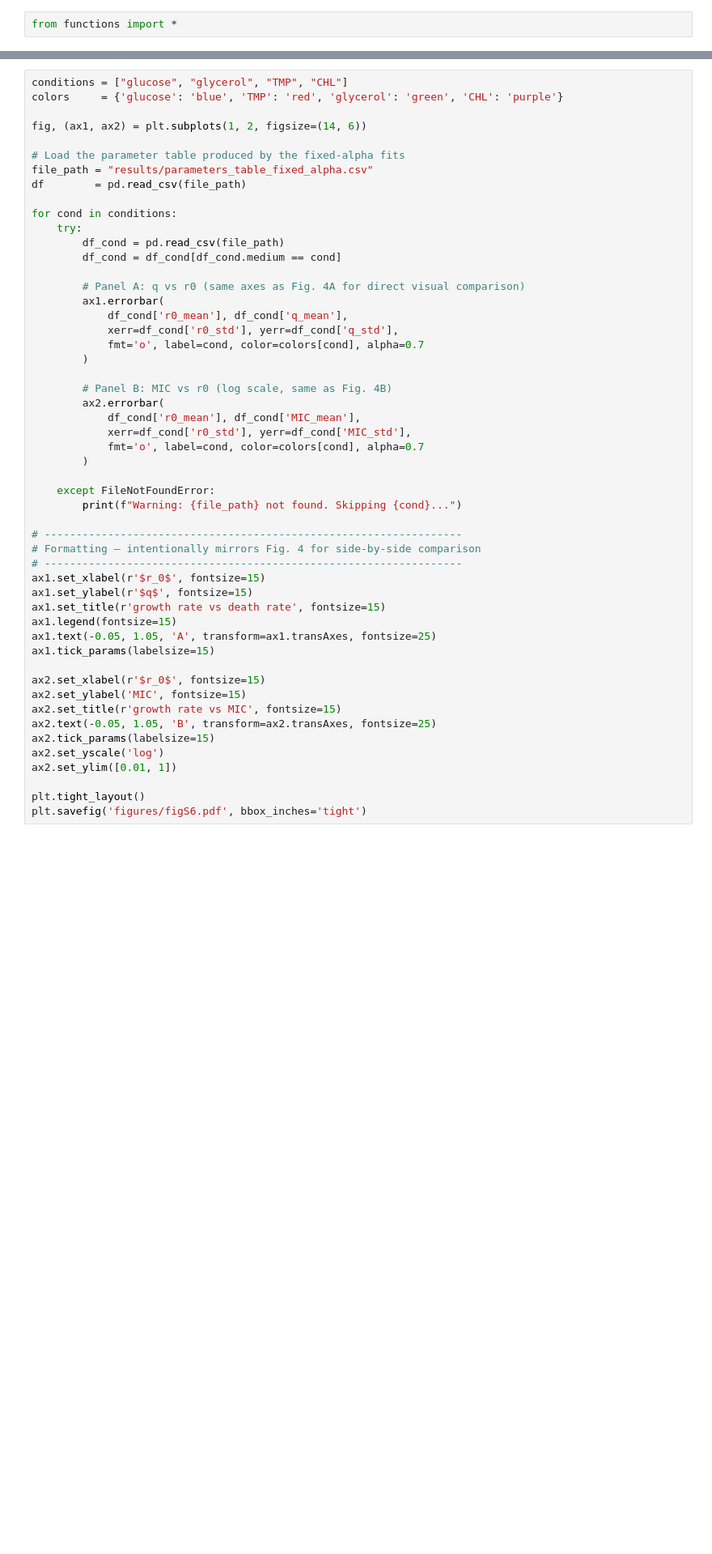
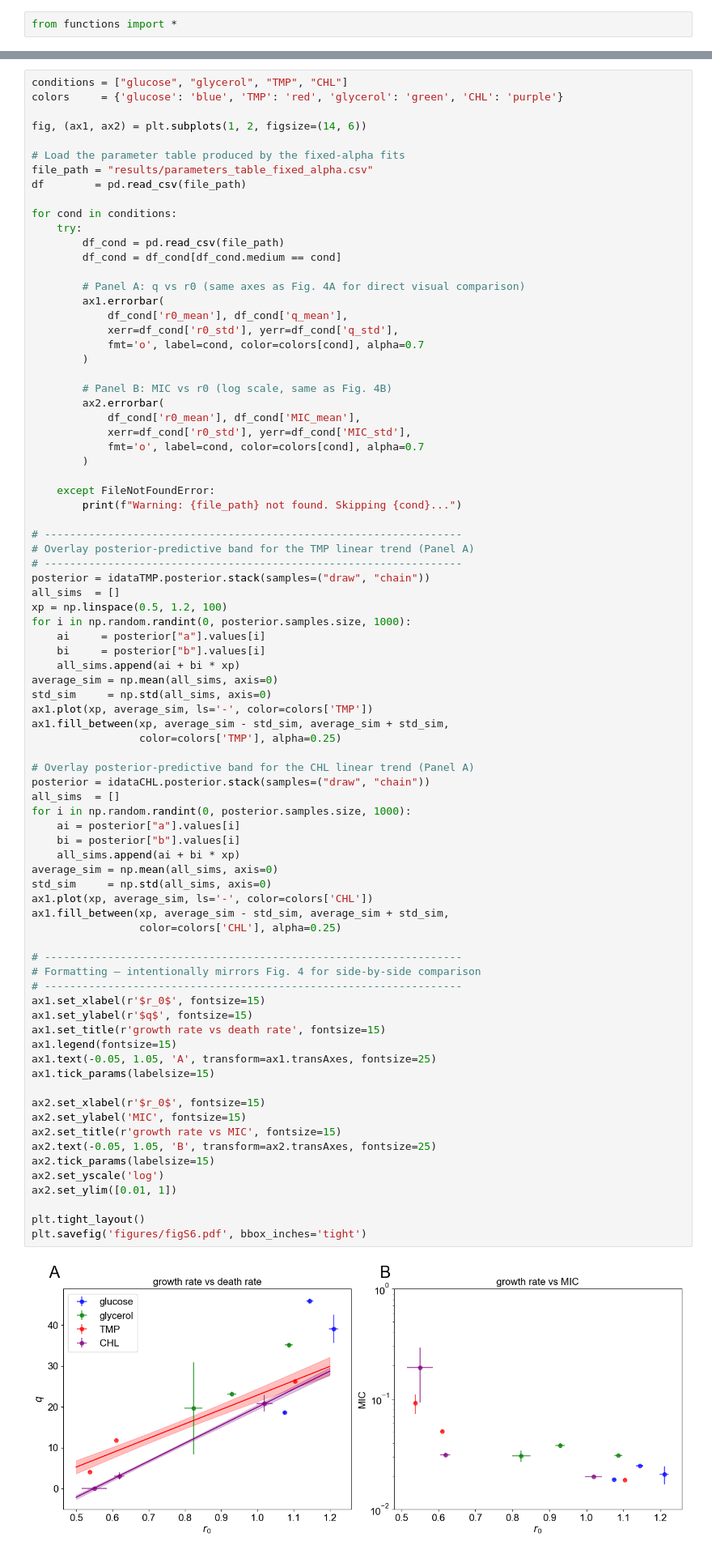
Before and after one commit to PabloCatalan/ciprofloxacin, a Jupyter notebook: supp_figures.ipynb, the cells around one changed output, grey strips where cells are left out. Shown at 81% size. Cells and saved outputs as stored; diff of their text form; blank space fills up the shorter version.

```diff
--- a/supp_figures.ipynb
+++ b/supp_figures.ipynb
@@ -257,30 +332,61 @@ for cond in conditions:
         # Panel B: MIC vs r0 (log scale, same as Fig. 4B)
         ax2.errorbar(
             df_cond['r0_mean'], df_cond['MIC_mean'],
             xerr=df_cond['r0_std'], yerr=df_cond['MIC_std'],
             fmt='o', label=cond, color=colors[cond], alpha=0.7
         )
 
     except FileNotFoundError:
         print(f"Warning: {file_path} not found. Skipping {cond}...")
 
 # ------------------------------------------------------------------
+# Overlay posterior-predictive band for the TMP linear trend (Panel A)
+# ------------------------------------------------------------------
+posterior = idataTMP.posterior.stack(samples=("draw", "chain"))
+all_sims  = []
+xp = np.linspace(0.5, 1.2, 100)
+for i in np.random.randint(0, posterior.samples.size, 1000):
+    ai     = posterior["a"].values[i]
+    bi     = posterior["b"].values[i]
+    all_sims.append(ai + bi * xp)
+average_sim = np.mean(all_sims, axis=0)
+std_sim     = np.std(all_sims, axis=0)
+ax1.plot(xp, average_sim, ls='-', color=colors['TMP'])
+ax1.fill_between(xp, average_sim - std_sim, average_sim + std_sim,
+                 color=colors['TMP'], alpha=0.25)
+
+# Overlay posterior-predictive band for the CHL linear trend (Panel A)
+posterior = idataCHL.posterior.stack(samples=("draw", "chain"))
+all_sims  = []
+for i in np.random.randint(0, posterior.samples.size, 1000):
+    ai = posterior["a"].values[i]
+    bi = posterior["b"].values[i]
+    all_sims.append(ai + bi * xp)
+average_sim = np.mean(all_sims, axis=0)
+std_sim     = np.std(all_sims, axis=0)
+ax1.plot(xp, average_sim, ls='-', color=colors['CHL'])
+ax1.fill_between(xp, average_sim - std_sim, average_sim + std_sim,
+                 color=colors['CHL'], alpha=0.25)
+
+# ------------------------------------------------------------------
 # Formatting — intentionally mirrors Fig. 4 for side-by-side comparison
 # ------------------------------------------------------------------
 ax1.set_xlabel(r'$r_0$', fontsize=15)
 ax1.set_ylabel(r'$q$', fontsize=15)
 ax1.set_title(r'growth rate vs death rate', fontsize=15)
 ax1.legend(fontsize=15)
 ax1.text(-0.05, 1.05, 'A', transform=ax1.transAxes, fontsize=25)
 ax1.tick_params(labelsize=15)
 
 ax2.set_xlabel(r'$r_0$', fontsize=15)
 ax2.set_ylabel('MIC', fontsize=15)
 ax2.set_title(r'growth rate vs MIC', fontsize=15)
 ax2.text(-0.05, 1.05, 'B', transform=ax2.transAxes, fontsize=25)
 ax2.tick_params(labelsize=15)
 ax2.set_yscale('log')
 ax2.set_ylim([0.01, 1])
 
 plt.tight_layout()
 plt.savefig('figures/figS6.pdf', bbox_inches='tight')
+# %% [output]
+[figure, added]
```
Also changed, not shown: parts of 5 cells of this notebook, 2 other files.
